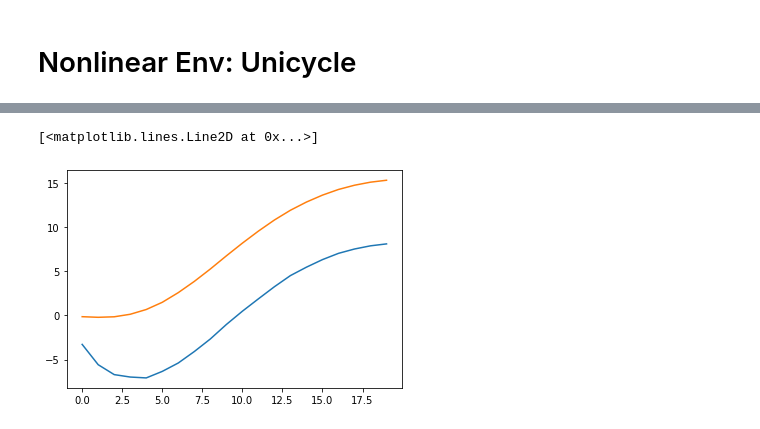
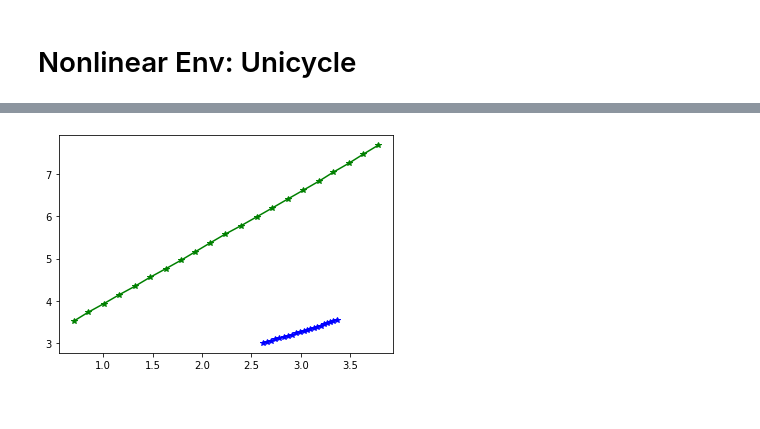
Before and after one commit to FJYang96/DynamicGames, a Jupyter notebook: LQGame.ipynb, the cells around one changed output, grey strips where cells are left out. Drawn from its saved outputs; the diff is of its cells as text; code cells hidden in the pictures.

```diff
--- a/LQGame.ipynb
+++ b/LQGame.ipynb
@@ -603,6 +450,8 @@ plt.plot(np.arange(T), corrupt_reward_hist)
-# %%
-plt.plot(np.arange(T), corrupt_reward_hist - solution_cost_hist)
-plt.plot(np.arange(T), dc_hist)
-# %% [output]
-[<matplotlib.lines.Line2D at 0x...>]
-[figure, removed]
+# %%
+####################################################
+# Manually improve the trajectory one time
+####################################################
+xtraj, utraj, _ = linearize_and_improve(uni, xtraj, utraj)
+plot_unicycle_traj(xtraj, N)
+# %% [output]
+[figure, added]
```
Also changed, not shown: parts of 29 cells of this notebook.
